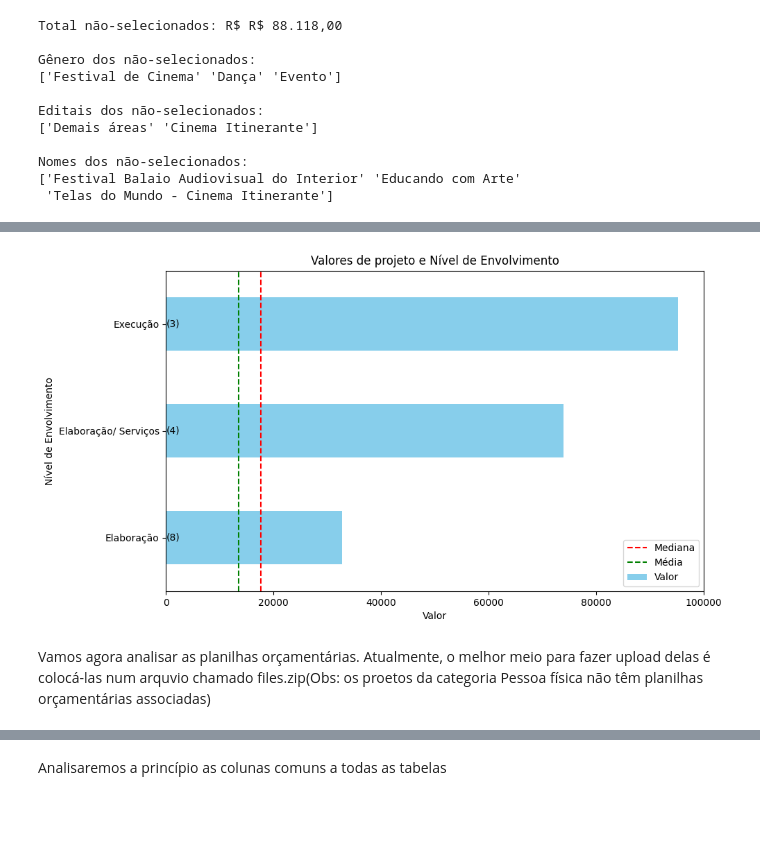
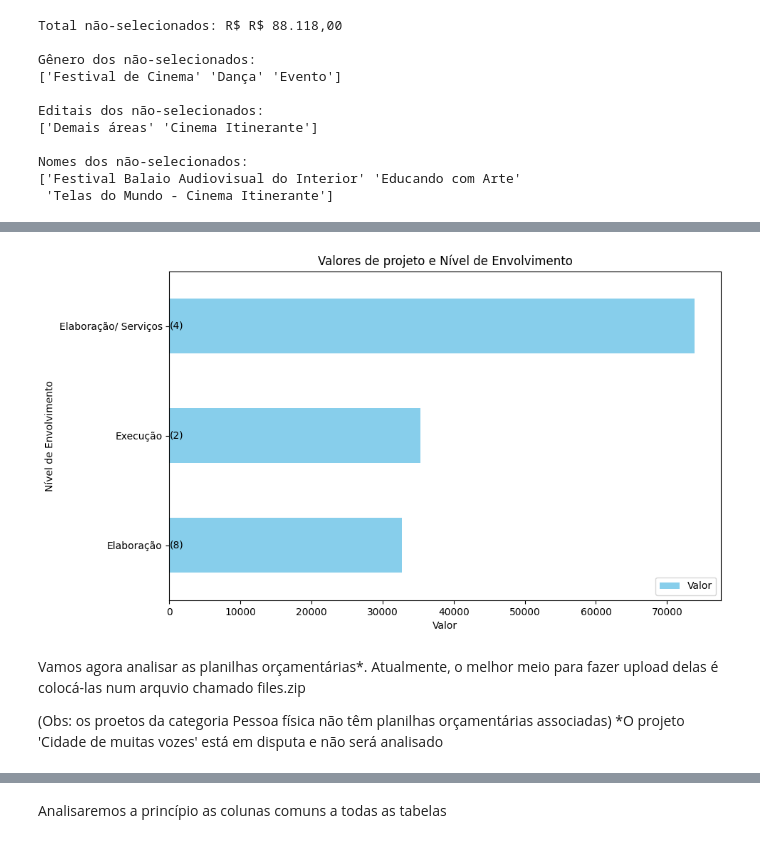
Before and after one commit to alandgmendes/analises_facilitadora, a Jupyter notebook: analise_facilitadora.ipynb, the cells around one changed output, grey strips where cells are left out. Saved outputs shown, nothing was run; the diff lists cells and outputs as text; code cells hidden in the pictures; blank space fills up the shorter version.

```diff
--- a/analise_facilitadora.ipynb
+++ b/analise_facilitadora.ipynb
@@ -51,7 +51,7 @@ print('Todos os projetos:')
 # Filter the DataFrame by 'Status' equal to 'CANCELADO'
 df_cancelado = df[df['Status'] == 'CANCELADO']
 df_n_selec = df[df['Status'] == 'NÃO SELECIONADO']
-df = df[df['Status'] == 'APROVADO']
+df_aprovados = df[df['Status'] == 'APROVADO']
 
 print('Cancelados:')
 print(df_cancelado['Projeto'])
@@ -60,12 +60,12 @@ print('Não selecionados:')
 print(df_n_selec['Projeto'])
 
 print('Selecionados:')
-print(df['Projeto'])
+print(df_aprovados['Projeto'])
 
 # Calculate the sum, average, and median of the 'Valor' column
-valor_sum = df['Valor'].sum()
-valor_avg = df['Valor'].mean()
-valor_median = df['Valor'].median()
+valor_sum = df_aprovados['Valor'].sum()
+valor_avg = df_aprovados['Valor'].mean()
+valor_median = df_aprovados['Valor'].median()
 
 
 # Print the formatted results
@@ -227,15 +230,11 @@ plt.show()
 # %%
 # Sum 'Valor' by 'Gênero'
-genero_sum = df.groupby('Gênero')['Valor'].sum().sort_values()
-genero_count = df['Gênero'].value_counts().loc[genero_sum.index]  # Count of items in each 'Gênero'
+genero_sum = df_aprovados.groupby('Gênero')['Valor'].sum().sort_values()
+genero_count = df_aprovados['Gênero'].value_counts().loc[genero_sum.index]  # Count of items in each 'Gênero'
 
 # Create a bar chart for each 'Gênero'
 plt.figure(figsize=(10, 6))
 genero_sum.plot(kind='barh', color='skyblue', label='Valor')
-
-# Add lines for median and average
-plt.axvline(valor_median, color='red', linestyle='--', label='Mediana')
-plt.axvline(valor_avg, color='green', linestyle='--', label='Média')
 
 
 # Display count of items in the legend
@@ -252,29 +251,30 @@ plt.show()
 # %%
 # Sum 'Valor' by 'Nível de Envolvimento'
-nivel_sum = df.groupby('Nível de Envolvimento')['Valor'].sum().sort_values()
-nivel_count = df['Nível de Envolvimento'].value_counts().loc[nivel_sum.index]  # Count of items in each 'Nível de Envolvimento'
+nivel_sum = df_aprovados.groupby('Nível de Envolvimento')['Valor'].sum().sort_values()
+nivel_count = df_aprovados['Nível de Envolvimento'].value_counts().loc[nivel_sum.index]  # Count of items in each 'Nível de Envolvimento'
 
 # Create a bar chart for each 'Nível de Envolvimento'
 plt.figure(figsize=(10, 6))
 nivel_sum.plot(kind='barh', color='skyblue', label='Valor')
-
-# Add lines for median and average
-plt.axvline(valor_median, color='red', linestyle='--', label='Mediana')
-plt.axvline(valor_avg, color='green', linestyle='--', label='Média')
 
 # Display count of items in the legend
 for nivel, count in nivel_count.items():
     plt.text(0, nivel_sum.index.get_loc(nivel), f'({count})', va='center', ha='left', color='black')
 
 plt.title('Valores de projeto e Nível de Envolvimento')
 plt.xlabel('Valor')
 plt.ylabel('Nível de Envolvimento')
 plt.legend(loc='lower right')  # Set the legend to the bottom right
 plt.show()
 # %% [output]
-[figure, old version]
+[figure, new version]
 # %% [markdown]
-Vamos agora analisar as planilhas orçamentárias. Atualmente, o melhor meio para fazer upload delas é colocá-las num arquvio chamado files.zip(Obs: os proetos da categoria Pessoa física não têm planilhas orçamentárias associadas)
+Vamos agora analisar as planilhas orçamentárias*. Atualmente, o melhor meio para fazer upload delas é colocá-las num arquvio chamado files.zip
+
+
+
+(Obs: os proetos da categoria Pessoa física não têm planilhas orçamentárias associadas)
+*O projeto 'Cidade de muitas vozes' está em disputa e não será analisado
 # %%
 # Path to the zip file
 zip_file_path = 'files.zip'
```
Also changed, not shown: parts of 8 cells of this notebook.
